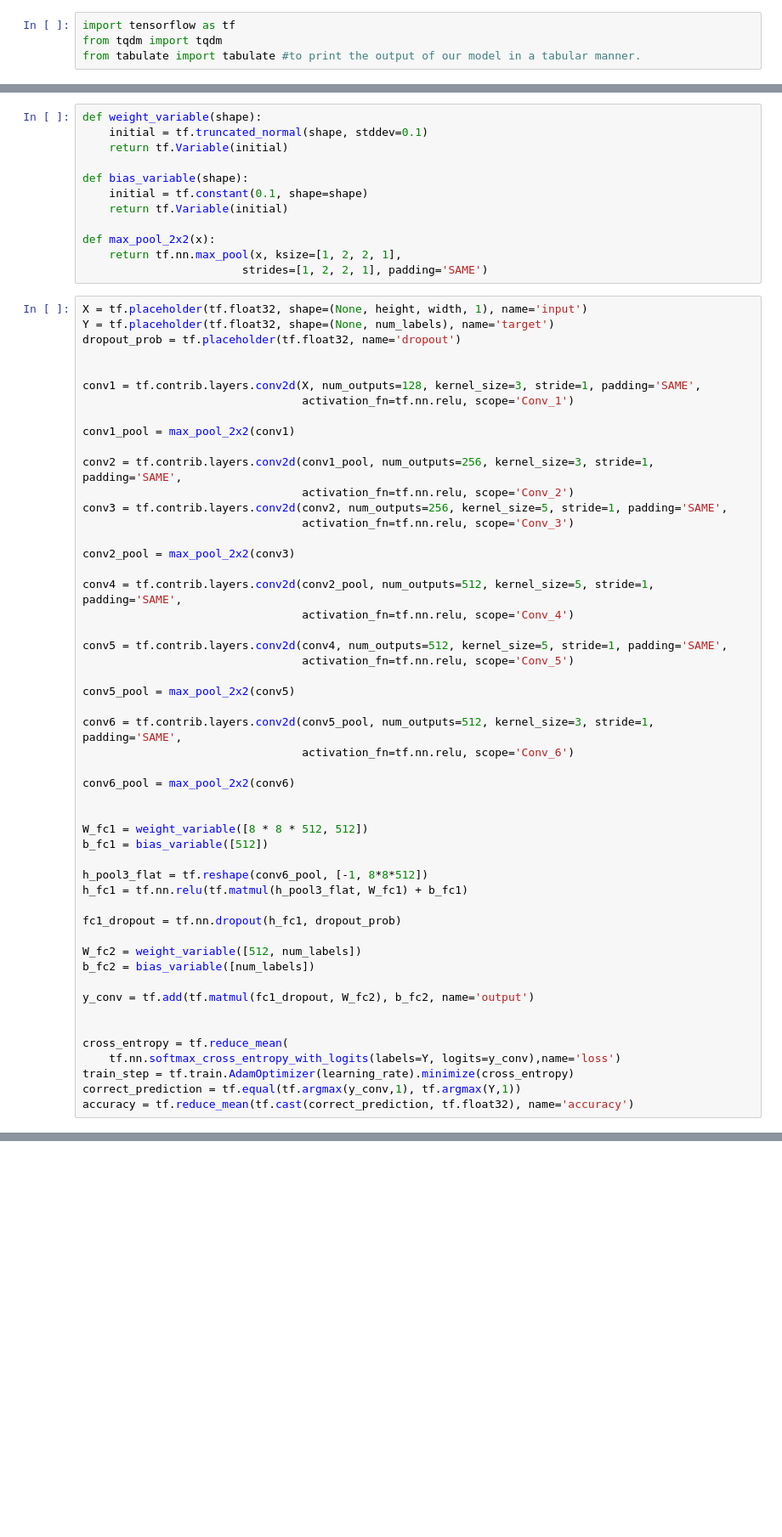
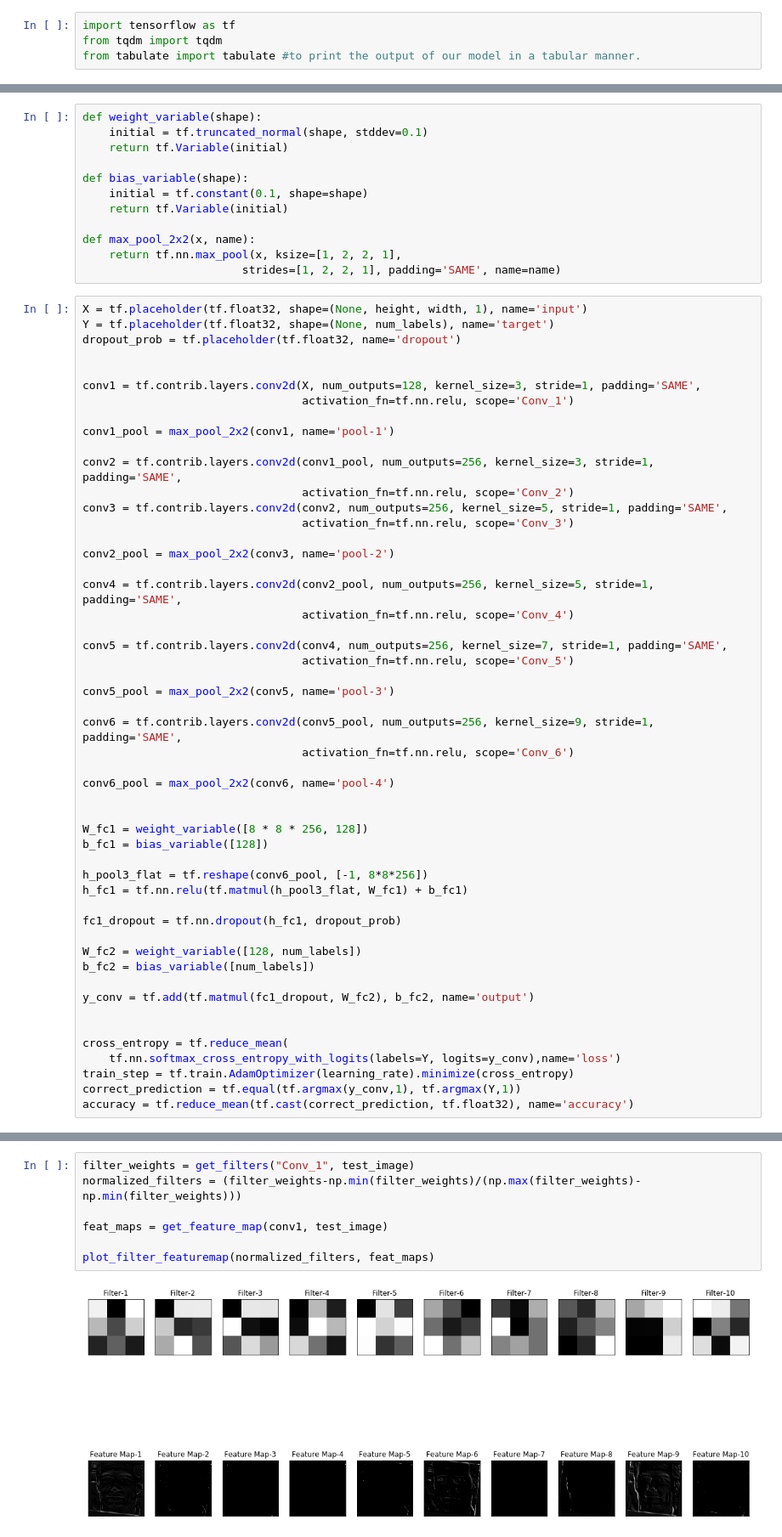
Before and after one commit to Ugenteraan/Visualizing-CNN, a Jupyter notebook: Deep-CNN.ipynb, the cells around one changed output, grey strips where cells are left out. Shown: that part at 85% size. Drawn from its saved outputs; the diff is of its cells as text; blank space fills up the shorter version.

```diff
--- a/Deep-CNN.ipynb
+++ b/Deep-CNN.ipynb
@@ -119,9 +129,9 @@ def bias_variable(shape):
     initial = tf.constant(0.1, shape=shape)
     return tf.Variable(initial)
 
-def max_pool_2x2(x):
+def max_pool_2x2(x, name):
     return tf.nn.max_pool(x, ksize=[1, 2, 2, 1],
-                        strides=[1, 2, 2, 1], padding='SAME')
+                        strides=[1, 2, 2, 1], padding='SAME', name=name)
 # %%
 X = tf.placeholder(tf.float32, shape=(None, height, width, 1), name='input')
 Y = tf.placeholder(tf.float32, shape=(None, num_labels), name='target')
@@ -131,38 +141,38 @@ dropout_prob = tf.placeholder(tf.float32, name='dropout')
 conv1 = tf.contrib.layers.conv2d(X, num_outputs=128, kernel_size=3, stride=1, padding='SAME',
                                  activation_fn=tf.nn.relu, scope='Conv_1')
 
-conv1_pool = max_pool_2x2(conv1)
+conv1_pool = max_pool_2x2(conv1, name='pool-1')
 
 conv2 = tf.contrib.layers.conv2d(conv1_pool, num_outputs=256, kernel_size=3, stride=1, padding='SAME',
                                  activation_fn=tf.nn.relu, scope='Conv_2')
 conv3 = tf.contrib.layers.conv2d(conv2, num_outputs=256, kernel_size=5, stride=1, padding='SAME',
                                  activation_fn=tf.nn.relu, scope='Conv_3')
 
-conv2_pool = max_pool_2x2(conv3)
+conv2_pool = max_pool_2x2(conv3, name='pool-2')
 
-conv4 = tf.contrib.layers.conv2d(conv2_pool, num_outputs=512, kernel_size=5, stride=1, padding='SAME',
+conv4 = tf.contrib.layers.conv2d(conv2_pool, num_outputs=256, kernel_size=5, stride=1, padding='SAME',
                                  activation_fn=tf.nn.relu, scope='Conv_4')
 
-conv5 = tf.contrib.layers.conv2d(conv4, num_outputs=512, kernel_size=5, stride=1, padding='SAME',
+conv5 = tf.contrib.layers.conv2d(conv4, num_outputs=256, kernel_size=7, stride=1, padding='SAME',
                                  activation_fn=tf.nn.relu, scope='Conv_5')
 
-conv5_pool = max_pool_2x2(conv5)
+conv5_pool = max_pool_2x2(conv5, name='pool-3')
 
-conv6 = tf.contrib.layers.conv2d(conv5_pool, num_outputs=512, kernel_size=3, stride=1, padding='SAME',
+conv6 = tf.contrib.layers.conv2d(conv5_pool, num_outputs=256, kernel_size=9, stride=1, padding='SAME',
                                  activation_fn=tf.nn.relu, scope='Conv_6')
 
-conv6_pool = max_pool_2x2(conv6)
+conv6_pool = max_pool_2x2(conv6, name='pool-4')
 
 
-W_fc1 = weight_variable([8 * 8 * 512, 512])
-b_fc1 = bias_variable([512])
+W_fc1 = weight_variable([8 * 8 * 256, 128])
+b_fc1 = bias_variable([128])
 
-h_pool3_flat = tf.reshape(conv6_pool, [-1, 8*8*512])
+h_pool3_flat = tf.reshape(conv6_pool, [-1, 8*8*256])
 h_fc1 = tf.nn.relu(tf.matmul(h_pool3_flat, W_fc1) + b_fc1)
 
 fc1_dropout = tf.nn.dropout(h_fc1, dropout_prob)
 
-W_fc2 = weight_variable([512, num_labels])
+W_fc2 = weight_variable([128, num_labels])
 b_fc2 = bias_variable([num_labels])
 
 y_conv = tf.add(tf.matmul(fc1_dropout, W_fc2), b_fc2, name='output')
@@ -276,0 +333,9 @@ Model is not loaded !
+# %%
+filter_weights = get_filters("Conv_1", test_image)
+normalized_filters = (filter_weights-np.min(filter_weights)/(np.max(filter_weights)-np.min(filter_weights)))
+
+feat_maps = get_feature_map(conv1, test_image)
+
+plot_filter_featuremap(normalized_filters, feat_maps)
+# %% [output]
+[figure, added]
```
Also changed, not shown: parts of 28 cells of this notebook, 1 other file.
